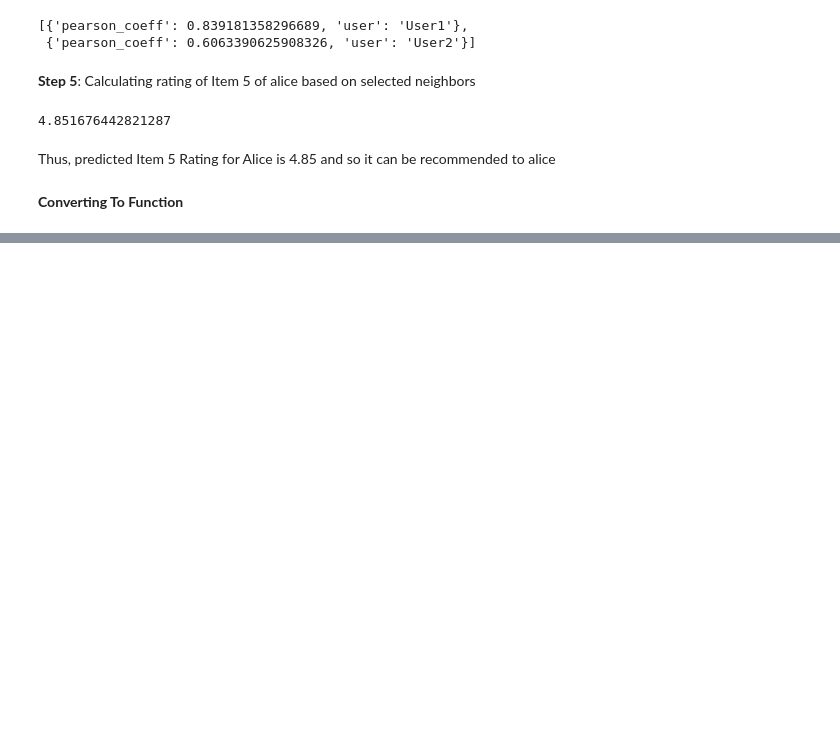
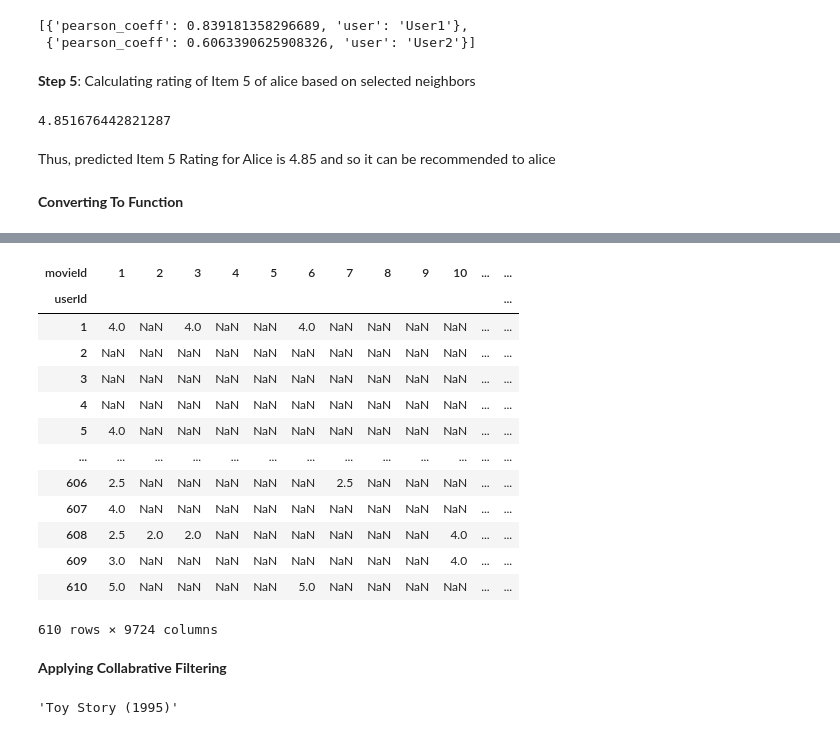
Before and after one commit to Abhi10699/recommendation-systems, a Jupyter notebook: recommendation_system_101.ipynb, the cells around one changed output, grey strips where cells are left out. Drawn from its saved outputs; the diff is of its cells as text; code cells hidden in the pictures; blank space fills up the shorter version.

Commit message:
implemented collabrative filtering on movie lens dataset

```diff
--- a/recommendation_system_101.ipynb
+++ b/recommendation_system_101.ipynb
@@ -275,0 +324,5 @@ predict_rating(alice_avg, neighbors, ratings_df,"Item 5")
+# %%
+import pandas as pd
+
+movies_df = pd.read_csv("./movie-lens/movies.csv")
+ratings_df = pd.read_csv("./movie-lens/ratings.csv")
@@ -275,0 +365,3 @@ predict_rating(alice_avg, neighbors, ratings_df,"Item 5")
+# %%
+df = movies_df.join(ratings_df.set_index("movieId"), on="movieId",how="right")
+df
@@ -275,0 +387,3 @@ predict_rating(alice_avg, neighbors, ratings_df,"Item 5")
+# %%
+df = df.drop(["timestamp","genres"],axis=1)
+df
@@ -275,0 +443,3 @@ predict_rating(alice_avg, neighbors, ratings_df,"Item 5")
+# %%
+copy_df = df.copy()
+copy_df = copy_df.drop(["title"],axis=1)
@@ -275,0 +455,18 @@ predict_rating(alice_avg, neighbors, ratings_df,"Item 5")
+# %%
+user_matrix = copy_df.pivot(index="userId",columns="movieId",values="rating")
+user_matrix
+# %% [output]
+| movieId | 1 | 2 | 3 | 4 | 5 | 6 | 7 | 8 | 9 | 10 | ... | ... |
+| userId |  |  |  |  |  |  |  |  |  |  |  | ... |
+| 1 | 4.0 | NaN | 4.0 | NaN | NaN | 4.0 | NaN | NaN | NaN | NaN | ... | ... |
+| 2 | NaN | NaN | NaN | NaN | NaN | NaN | NaN | NaN | NaN | NaN | ... | ... |
+| 3 | NaN | NaN | NaN | NaN | NaN | NaN | NaN | NaN | NaN | NaN | ... | ... |
+| 4 | NaN | NaN | NaN | NaN | NaN | NaN | NaN | NaN | NaN | NaN | ... | ... |
+| 5 | 4.0 | NaN | NaN | NaN | NaN | NaN | NaN | NaN | NaN | NaN | ... | ... |
+| ... | ... | ... | ... | ... | ... | ... | ... | ... | ... | ... | ... | ... |
+| 606 | 2.5 | NaN | NaN | NaN | NaN | NaN | 2.5 | NaN | NaN | NaN | ... | ... |
+| 607 | 4.0 | NaN | NaN | NaN | NaN | NaN | NaN | NaN | NaN | NaN | ... | ... |
+| 608 | 2.5 | 2.0 | 2.0 | NaN | NaN | NaN | NaN | NaN | NaN | 4.0 | ... | ... |
+| 609 | 3.0 | NaN | NaN | NaN | NaN | NaN | NaN | NaN | NaN | 4.0 | ... | ... |
+| 610 | 5.0 | NaN | NaN | NaN | NaN | 5.0 | NaN | NaN | NaN | NaN | ... | ... |
+610 rows × 9724 columns
@@ -275,0 +475,7 @@ predict_rating(alice_avg, neighbors, ratings_df,"Item 5")
+# %% [markdown]
+**Applying Collabrative Filtering**
+# %%
+a = movies_df.loc[movies_df["movieId"] == 1].title.values[0]
+a
+# %% [output]
+'Toy Story (1995)'
```
Also changed, not shown: parts of 26 cells of this notebook.
